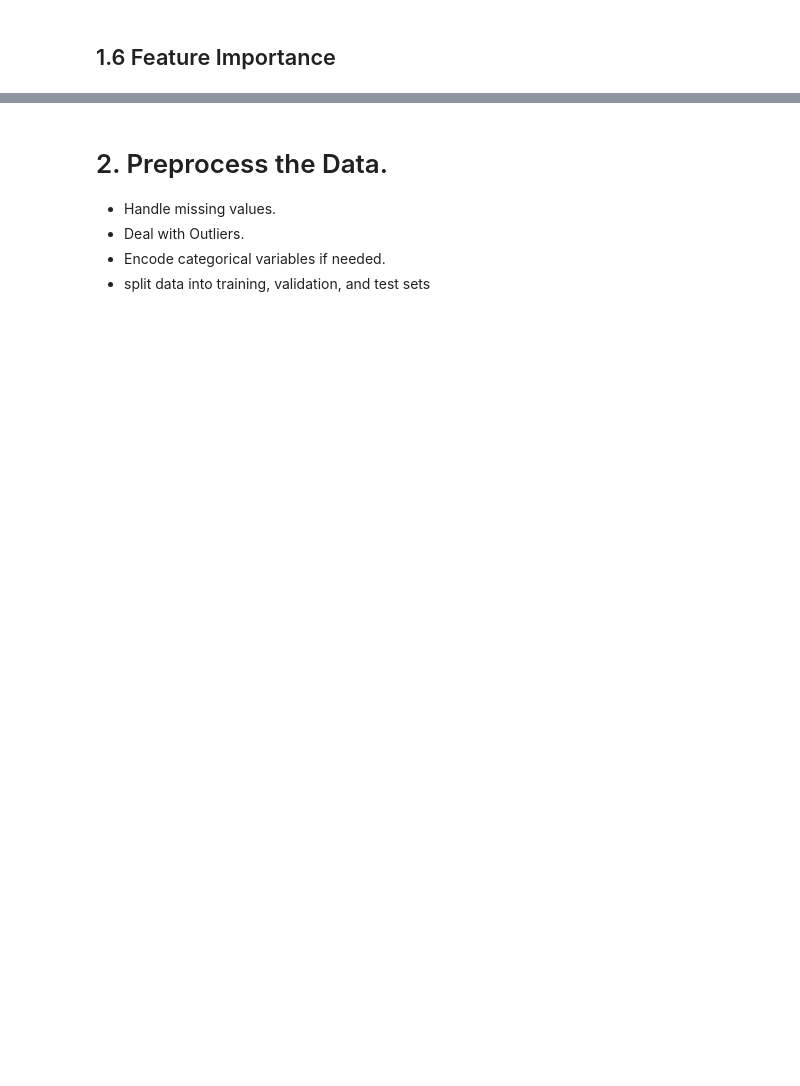
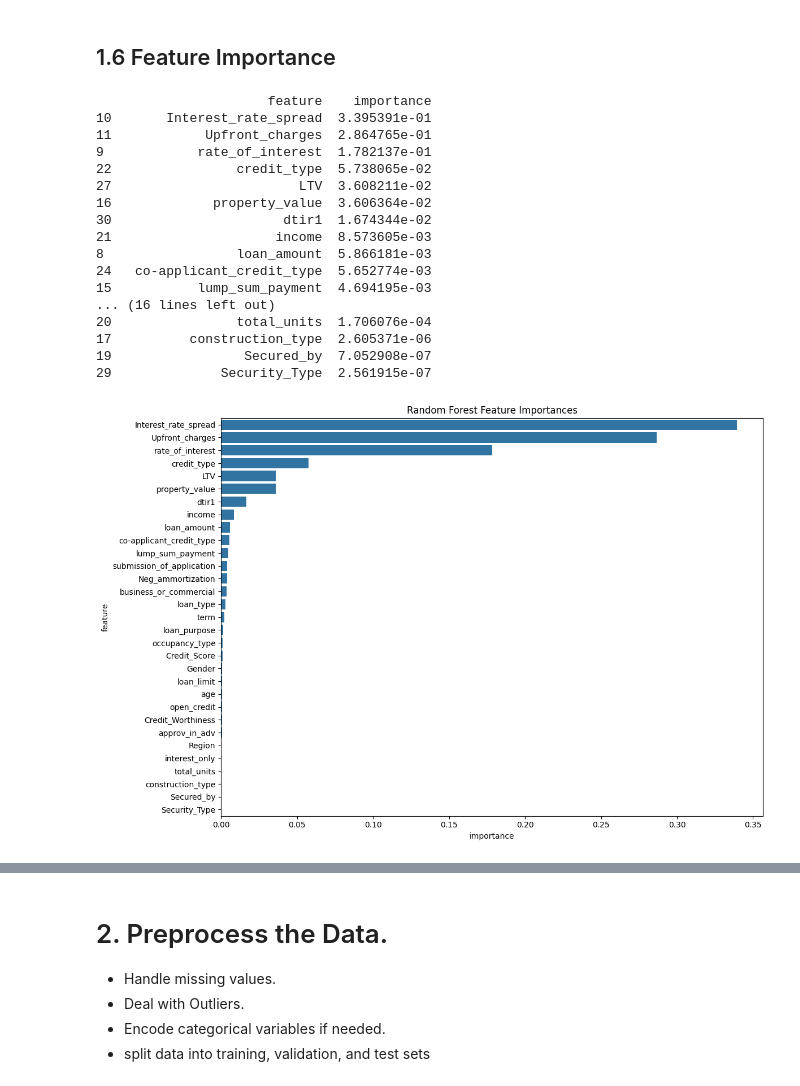
Before and after one commit to qiulanzeng/Loan-Default-Prediction, a Jupyter notebook: loan_default_prediction.ipynb, the cells around one changed output, grey strips where cells are left out. Saved outputs shown, nothing was run; the diff lists cells and outputs as text; code cells hidden in the pictures; blank space fills up the shorter version.

```diff
--- a/loan_default_prediction.ipynb
+++ b/loan_default_prediction.ipynb
@@ -204,36 +331,53 @@ def calculate_feature_importance(df, features, target):
     # Prepare data
     X = df_temp[features]
     y = df_temp[target]
 
     # Split into train and validation sets
     X_train, X_val, y_train, y_val = train_test_split(X, y, test_size=0.2, random_state=42)
 
     # Train RandomForestClassifier
     rf = RandomForestClassifier(n_estimators=100, random_state=42)
     rf.fit(X_train, y_train)
 
     # Extract feature importances
     feature_importances = pd.DataFrame({
         'feature': features,
         'importance': rf.feature_importances_
     }).sort_values(by='importance', ascending=False)
 
     # Print or display
     print(feature_importances)
 
     # Optional: plot
     plt.figure(figsize=(12, 8))
     sns.barplot(data=feature_importances, y='feature', x='importance')
     plt.title('Random Forest Feature Importances')
     plt.tight_layout()
     plt.show()
 
     return feature_importances
 
-# Identify features and target
-target = 'Static'
-features = df.columns.drop(target)
+
 feature_importances = calculate_feature_importance(df, features, target)
+# %% [output]
+                      feature    importance
+10       Interest_rate_spread  3.395391e-01
+11            Upfront_charges  2.864765e-01
+9            rate_of_interest  1.782137e-01
+22                credit_type  5.738065e-02
+27                        LTV  3.608211e-02
+16             property_value  3.606364e-02
+30                      dtir1  1.674344e-02
+21                     income  8.573605e-03
+8                 loan_amount  5.866181e-03
+24   co-applicant_credit_type  5.652774e-03
+15           lump_sum_payment  4.694195e-03
+... (16 lines left out)
+20                total_units  1.706076e-04
+17          construction_type  2.605371e-06
+19                 Secured_by  7.052908e-07
+29              Security_Type  2.561915e-07
+[figure, added]
 # %%
 # Get features with low importance
 threshold = 0.005
```
Also changed, not shown: parts of 15 cells of this notebook, 2 other files.
